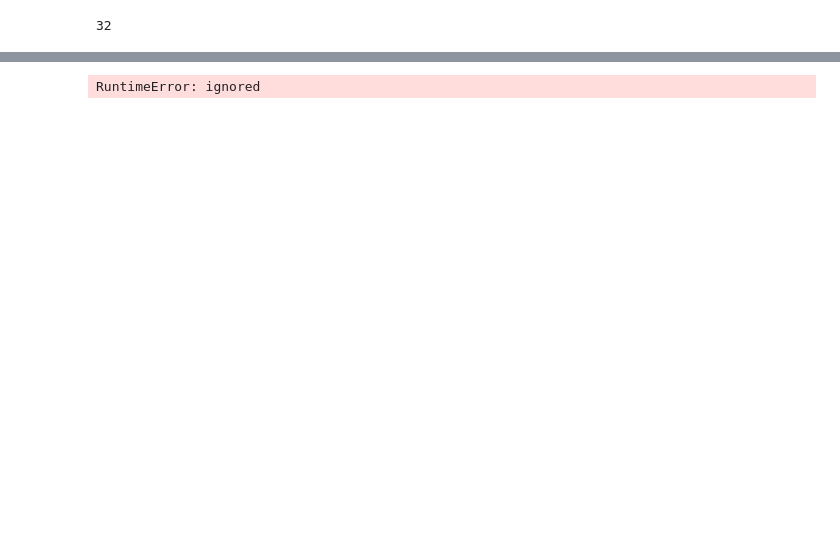
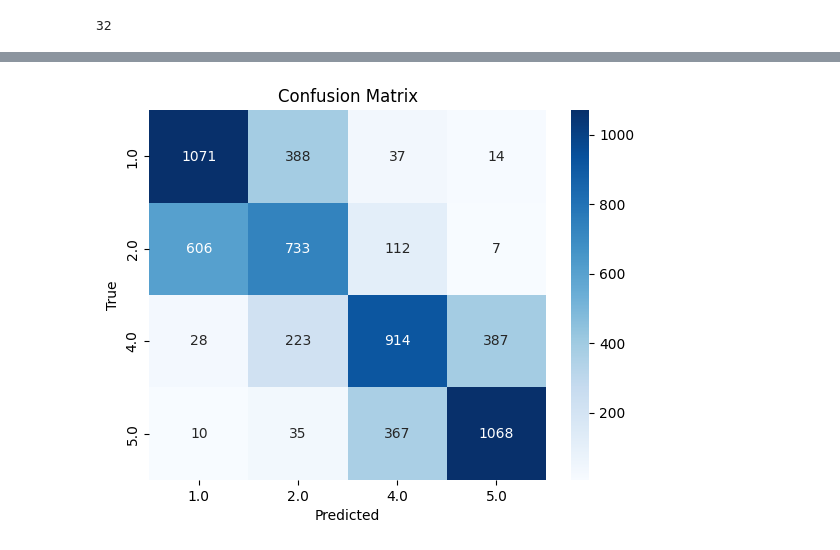
Before and after one commit to LBYPatrick/fair_ratings, a Jupyter notebook: model_evaluation.ipynb, the cells around one changed output, grey strips where cells are left out. Drawn from its saved outputs; the diff is of its cells as text; code cells hidden in the pictures; blank space fills up the shorter version.

```diff
--- a/model_evaluation.ipynb
+++ b/model_evaluation.ipynb
@@ -347,8 +352,8 @@ def spawn_model(props):
     learning_rate = params["learning_rate"]
     n_epochs = params["n_epochs"]
     is_batch_norm = params["is_batch_norm"]
-    input_size = len(chkpt["input_columns"])
-    output_size = 1
+    input_size = chkpt["input_size"]
+    output_size = chkpt["output_size"]
 
     optimizer_func = (
         torch.optim.Adam if params["optimizer"] == "adam" else torch.optim.SGD
@@ -365,15 +370,12 @@ def spawn_model(props):
             activation_func=activation_func,
             is_batch_norm=is_batch_norm,
         )
-    ).to(get_best_torch_device())
+    )
 
     model.load_state_dict(chkpt["model_state_dict"])
+    model.to(get_best_torch_device())
     model.eval()
 
     return model
-# %%
-spwanned_model = spawn_model({
-    "chkpt" : torch.load("data/best_chkpt_final_4.pickle", map_location=torch.device(get_best_torch_device()))
-})
-# %% [output]
-RuntimeError: ignored
+# %%
+best_model = spawn_model(props_best)
@@ -379,0 +413,24 @@ RuntimeError: ignored
+# %%
+y_true = []
+y_pred = []
+
+for inputs, labels in loader_test:
+  outputs = best_model(inputs)
+  _, predicted = torch.max(outputs, 1)
+
+  y_true += labels.cpu().tolist()
+  y_pred += predicted.cpu().tolist()
+# %%
+from sklearn.metrics import confusion_matrix
+import seaborn as sns
+
+conf_matrix = confusion_matrix(y_true, y_pred)
+
+sns.heatmap(conf_matrix, annot=True, fmt='d', cmap='Blues', xticklabels=numpy.unique(y_true), yticklabels=numpy.unique(y_true))
+pyplot.title('Confusion Matrix')
+pyplot.xlabel('Predicted')
+pyplot.ylabel('True')
+
+accuracies = conf_matrix.diagonal()/conf_matrix.sum(axis=1)
+# %% [output]
+[figure, added]
```
Also changed, not shown: parts of 34 cells of this notebook, 5 other files.
